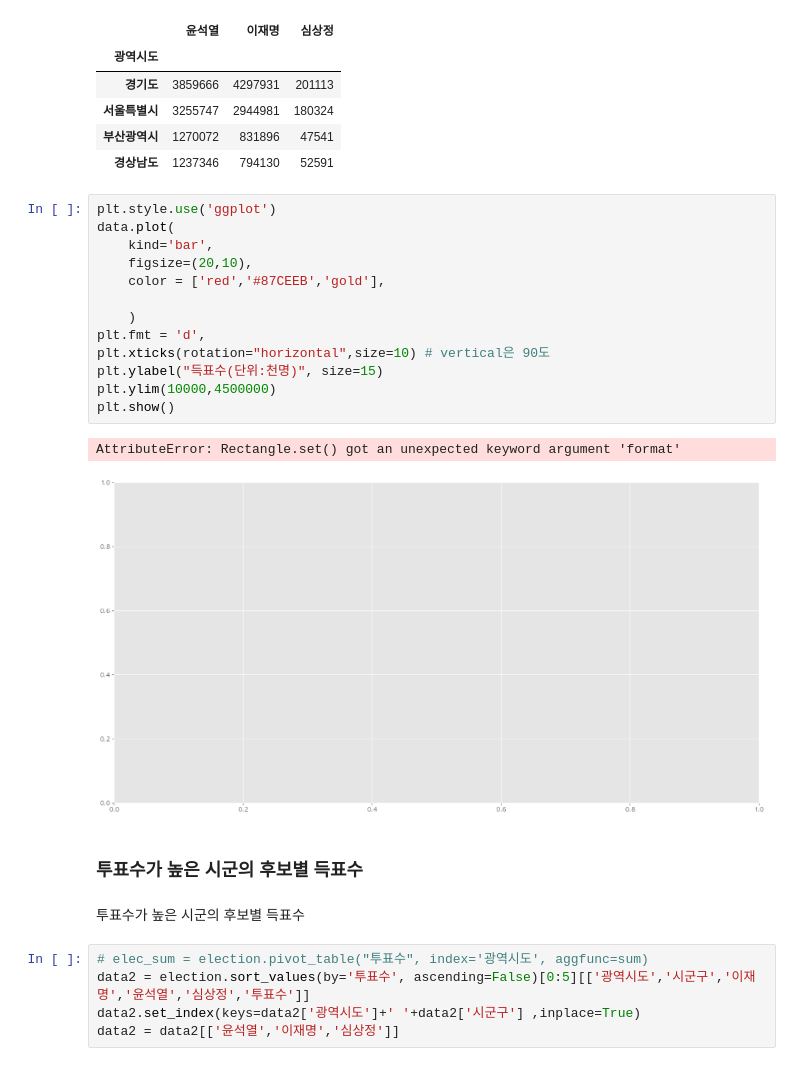
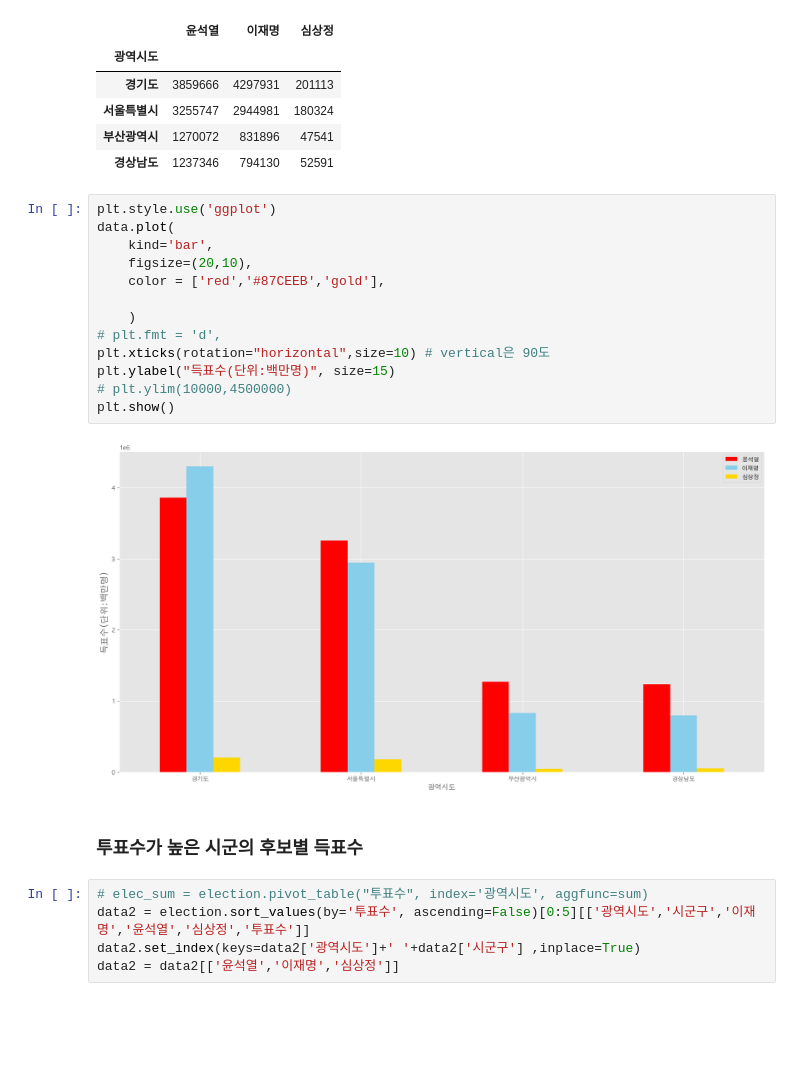
Before and after one commit to LeeHosik/Python-Study, a Jupyter notebook: DataAnalysis/Note/09.대선자료시각화.ipynb, the cells around one changed output. Saved outputs shown, nothing was run; the diff lists cells and outputs as text; blank space fills up the shorter version.

```diff
--- a/DataAnalysis/Note/09.대선자료시각화.ipynb
+++ b/DataAnalysis/Note/09.대선자료시각화.ipynb
@@ -314,23 +314,20 @@ data
 # %%
 plt.style.use('ggplot')
 data.plot(
     kind='bar',
     figsize=(20,10),
     color = ['red','#87CEEB','gold'],
 
     )
-plt.fmt = 'd',
+# plt.fmt = 'd',
 plt.xticks(rotation="horizontal",size=10) # vertical은 90도
-plt.ylabel("득표수(단위:천명)", size=15)
-plt.ylim(10000,4500000)
+plt.ylabel("득표수(단위:백만명)", size=15)
+# plt.ylim(10000,4500000)
 plt.show()
 # %% [output]
-AttributeError: Rectangle.set() got an unexpected keyword argument 'format'
-[figure, old version]
+[figure, new version]
 # %% [markdown]
 ### 투표수가 높은 시군의 후보별 득표수
-# %% [markdown]
-투표수가 높은 시군의 후보별 득표수
 # %%
 # elec_sum = election.pivot_table("투표수", index='광역시도', aggfunc=sum)
 data2 = election.sort_values(by='투표수', ascending=False)[0:5][['광역시도','시군구','이재명','윤석열','심상정','투표수']]
```
Also changed, not shown: parts of 1 cell of this notebook, 33 other files.
